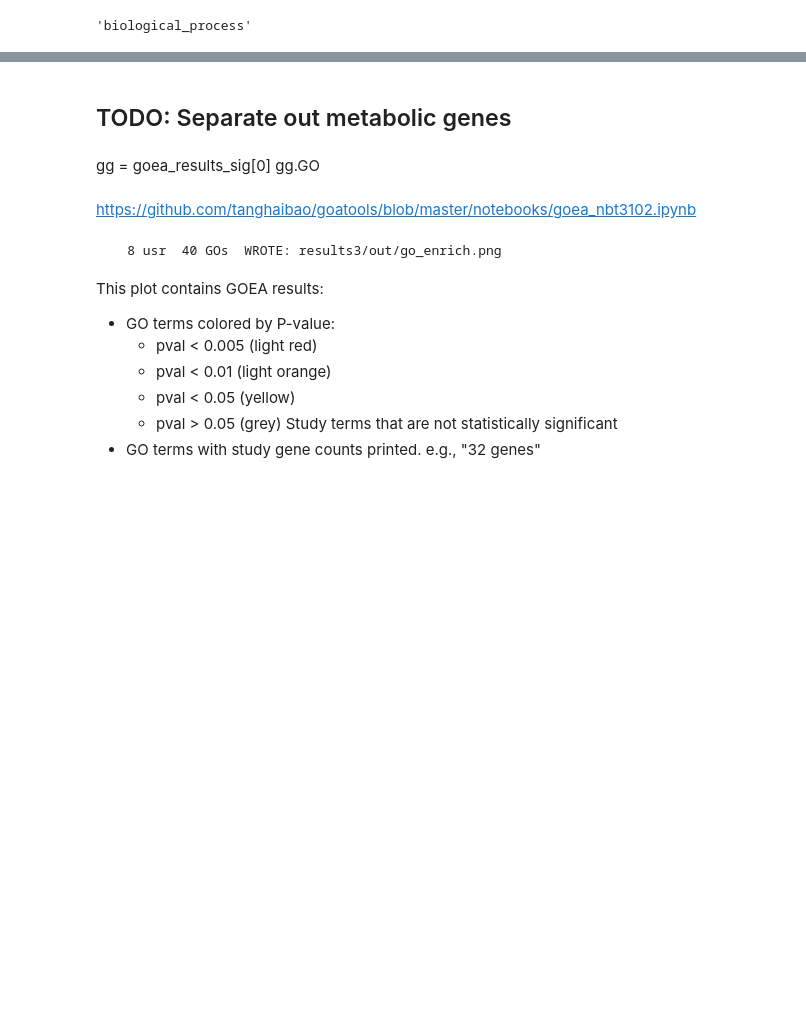
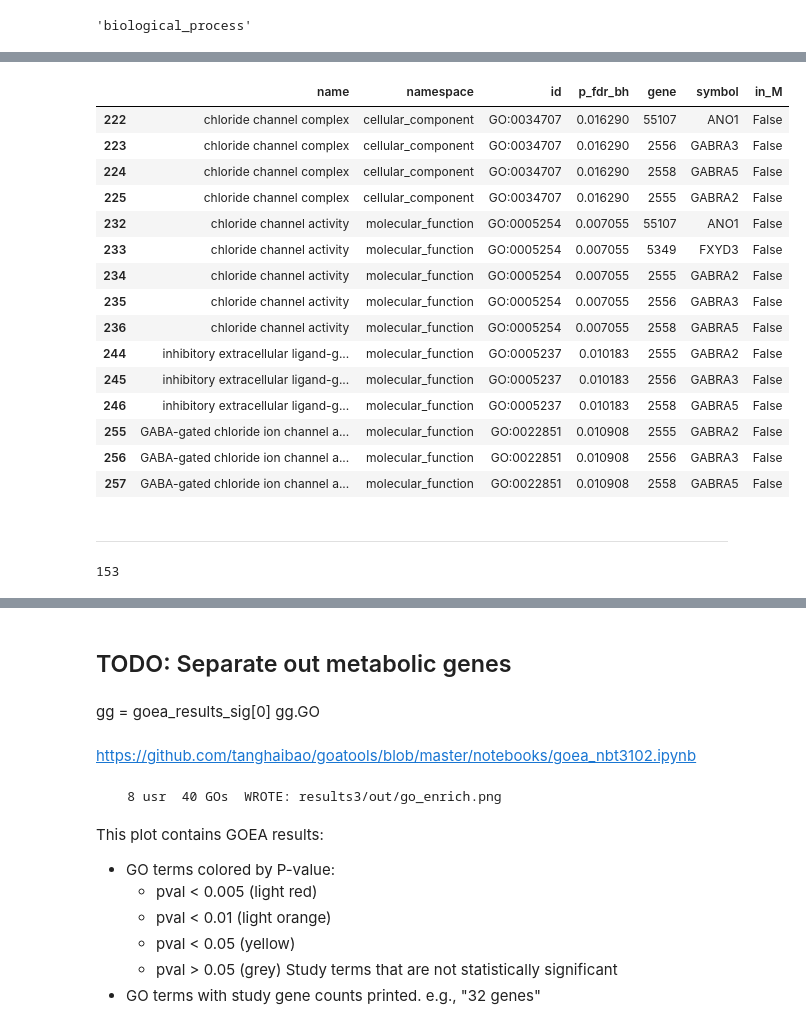
Before and after one commit to NYXFLOWER/APRILE-Exp, a Jupyter notebook: analysis.ipynb, the cells around one changed output, grey strips where cells are left out. Cells and saved outputs as stored; diff of their text form; code cells hidden in the pictures; blank space fills up the shorter version.

```diff
--- a/analysis.ipynb
+++ b/analysis.ipynb
@@ -301,0 +380,3 @@ df_go[df_go.namespace=='molecular_function'].sort_values(
+# %%
+genes_sig = df_go.gene.unique()
+genes_sig
@@ -301,0 +393,5 @@ df_go[df_go.namespace=='molecular_function'].sort_values(
+# %%
+M_gene_ids = [int(g.id.split('_')[0].strip()) for g in model.genes]
+# %%
+genes_sig_M = [g for g in genes_sig if g in M_gene_ids]
+len(genes_sig_M)
@@ -301,0 +452,2 @@ df_go[df_go.namespace=='molecular_function'].sort_values(
+# %%
+df_go.loc[:,'in_M'] = df_go.gene.isin(genes_sig_M)
@@ -301,0 +521,25 @@ df_go[df_go.namespace=='molecular_function'].sort_values(
+# %%
+df_go[df_go.name.str.contains('channel')]
+# %% [output]
+|  | name | namespace | id | p_fdr_bh | gene | symbol | in_M |
+| 222 | chloride channel complex | cellular_component | GO:0034707 | 0.016290 | 55107 | ANO1 | False |
+| 223 | chloride channel complex | cellular_component | GO:0034707 | 0.016290 | 2556 | GABRA3 | False |
+| 224 | chloride channel complex | cellular_component | GO:0034707 | 0.016290 | 2558 | GABRA5 | False |
+| 225 | chloride channel complex | cellular_component | GO:0034707 | 0.016290 | 2555 | GABRA2 | False |
+| 232 | chloride channel activity | molecular_function | GO:0005254 | 0.007055 | 55107 | ANO1 | False |
+| 233 | chloride channel activity | molecular_function | GO:0005254 | 0.007055 | 5349 | FXYD3 | False |
+| 234 | chloride channel activity | molecular_function | GO:0005254 | 0.007055 | 2555 | GABRA2 | False |
+| 235 | chloride channel activity | molecular_function | GO:0005254 | 0.007055 | 2556 | GABRA3 | False |
+| 236 | chloride channel activity | molecular_function | GO:0005254 | 0.007055 | 2558 | GABRA5 | False |
+| 244 | inhibitory extracellular ligand-g... | molecular_function | GO:0005237 | 0.010183 | 2555 | GABRA2 | False |
+| 245 | inhibitory extracellular ligand-g... | molecular_function | GO:0005237 | 0.010183 | 2556 | GABRA3 | False |
+| 246 | inhibitory extracellular ligand-g... | molecular_function | GO:0005237 | 0.010183 | 2558 | GABRA5 | False |
+| 255 | GABA-gated chloride ion channel a... | molecular_function | GO:0022851 | 0.010908 | 2555 | GABRA2 | False |
+| 256 | GABA-gated chloride ion channel a... | molecular_function | GO:0022851 | 0.010908 | 2556 | GABRA3 | False |
+| 257 | GABA-gated chloride ion channel a... | molecular_function | GO:0022851 | 0.010908 | 2558 | GABRA5 | False |
+# %% [markdown]
+---
+# %%
+mapping.side_effect_name_to_idx['Chronic Kidney Disease']
+# %% [output]
+153
```
Also changed, not shown: parts of 59 cells of this notebook.
